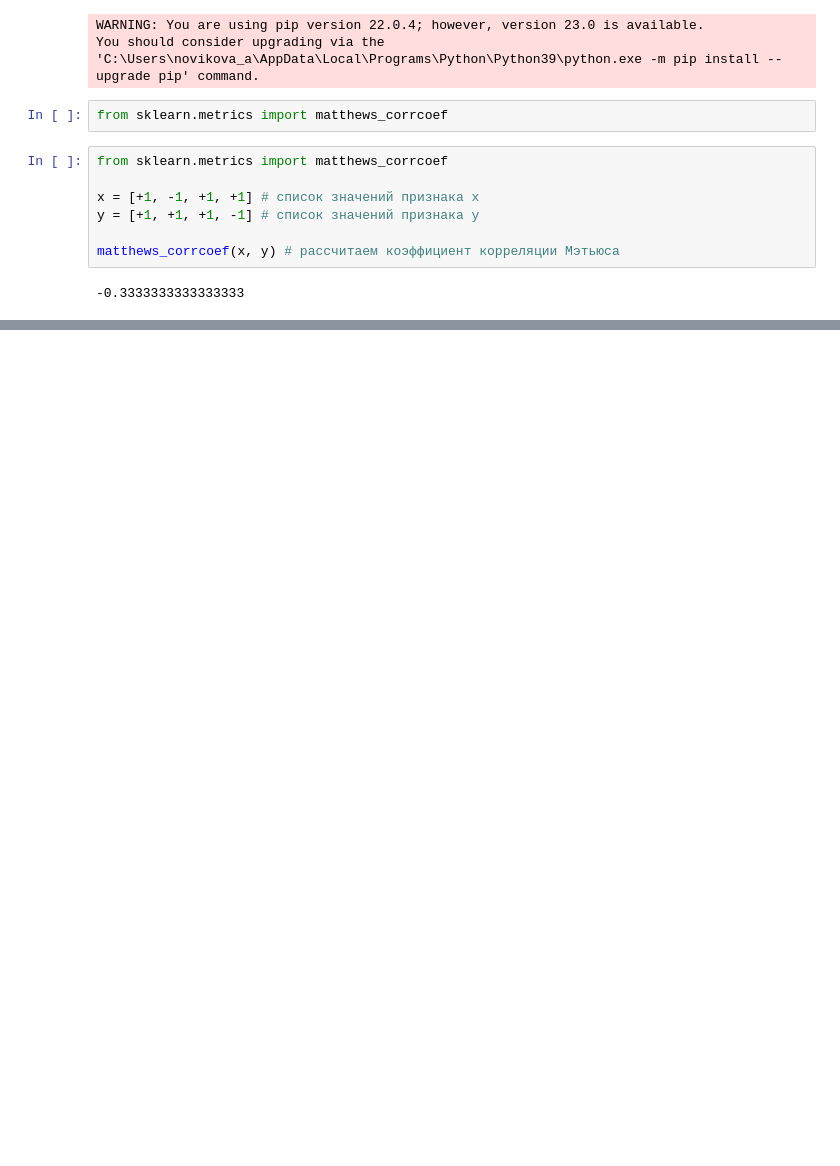
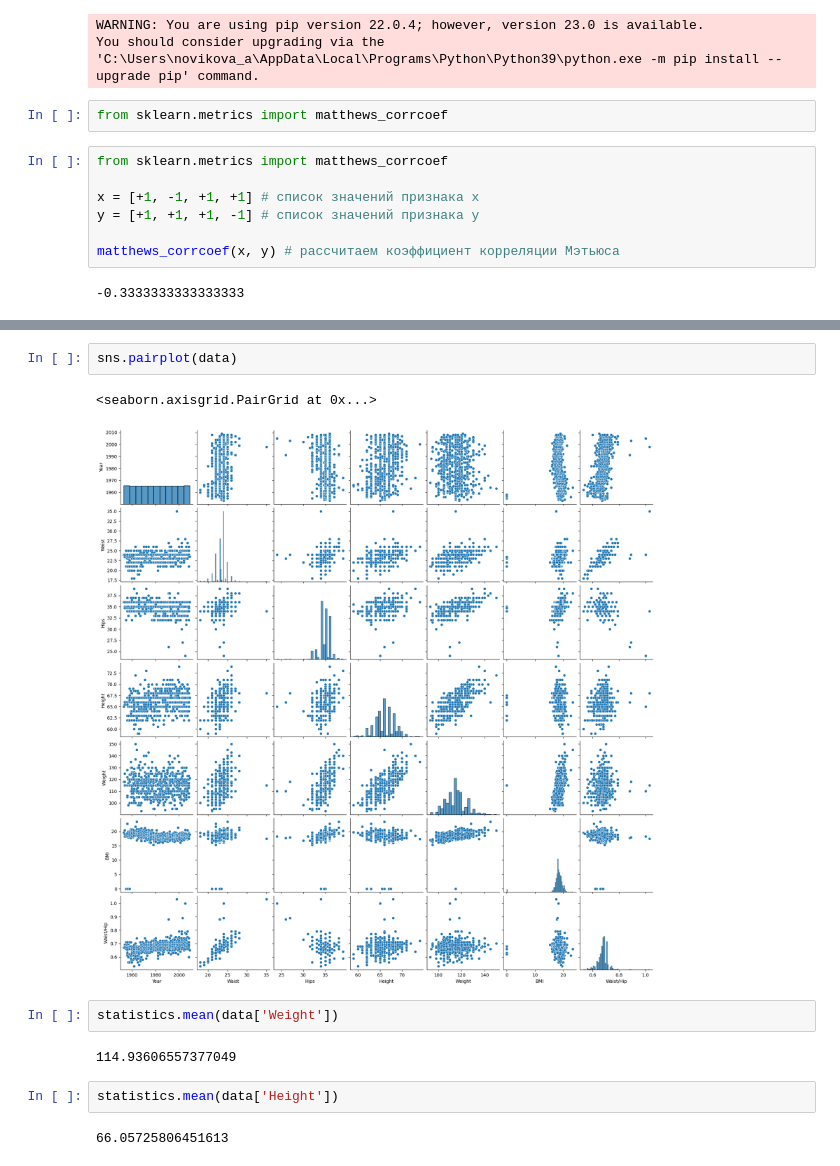
Before and after one commit to sanchopanso92/IDE, a Jupyter notebook: Working_theory/EDA/EDA-2. Математическая статистика в контексте EDA/task.ipynb, the cells around one changed output, grey strips where cells are left out. Cells and saved outputs as stored; diff of their text form; blank space fills up the shorter version.

```diff
--- a/Working_theory/EDA/EDA-2. Математическая статистика в контексте EDA/task.ipynb
+++ b/Working_theory/EDA/EDA-2. Математическая статистика в контексте EDA/task.ipynb
@@ -118,0 +148,13 @@ matthews_corrcoef(x, y) # рассчитаем коэффициент корре
+# %%
+sns.pairplot(data)
+# %% [output]
+<seaborn.axisgrid.PairGrid at 0x...>
+[figure, added]
+# %%
+statistics.mean(data['Weight'])
+# %% [output]
+114.93606557377049
+# %%
+statistics.mean(data['Height'])
+# %% [output]
+66.05725806451613
```
Also changed, not shown: parts of 6 cells of this notebook, 7 other files.
